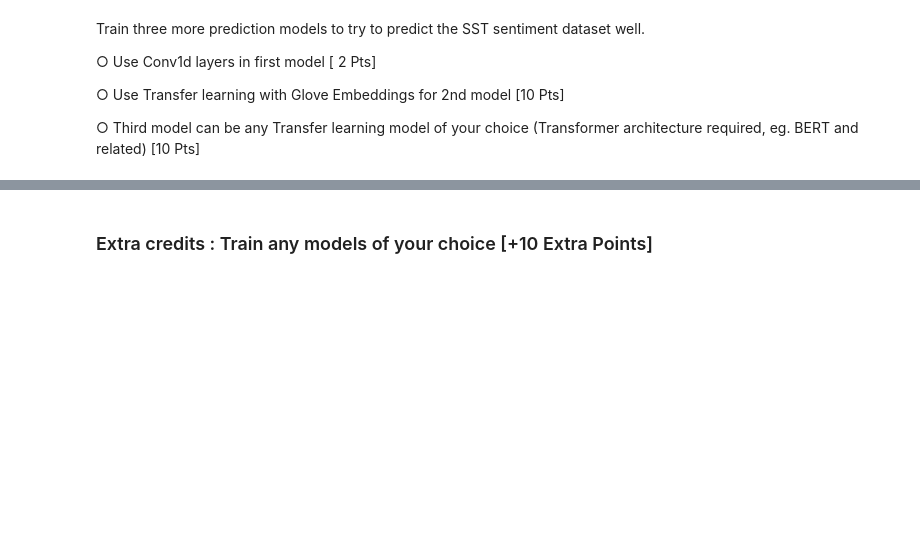
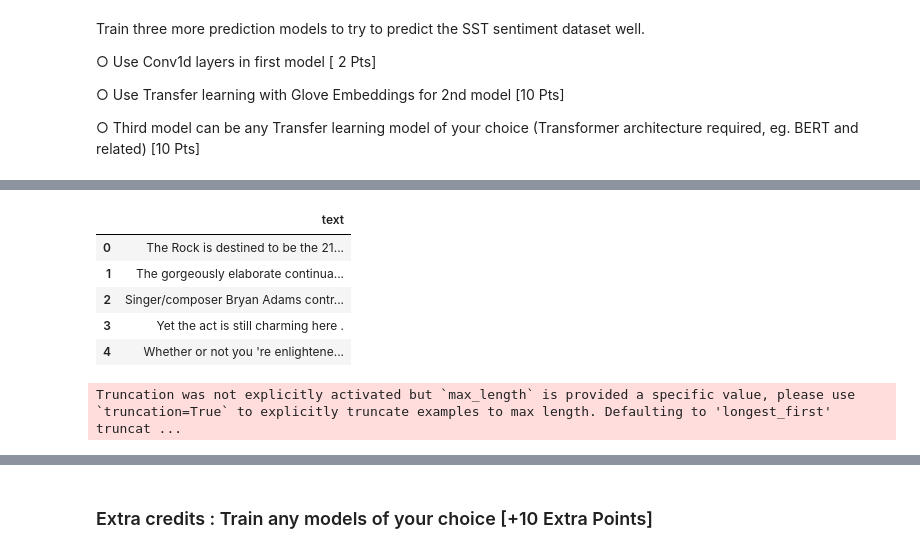
Before and after one commit to katemcg/assignment3, a Jupyter notebook: assignment3_Part2_3_hs3458_kem2231.ipynb, the cells around one changed output, grey strips where cells are left out. Drawn from its saved outputs; the diff is of its cells as text; code cells hidden in the pictures; blank space fills up the shorter version.

```diff
--- a/assignment3_Part2_3_hs3458_kem2231.ipynb
+++ b/assignment3_Part2_3_hs3458_kem2231.ipynb
@@ -269,0 +724,39 @@ dataset well.
+# %%
+pd.DataFrame(X_train).head()
+# %% [output]
+|  | text |
+| 0 | The Rock is destined to be the 21... |
+| 1 | The gorgeously elaborate continua... |
+| 2 | Singer/composer Bryan Adams contr... |
+| 3 | Yet the act is still charming here . |
+| 4 | Whether or not you 're enlightene... |
+# %%
+# Model 3
+# Transfer learning model
+  # (Transformer architecture required, eg. BERT and related)
+
+# code from NLP tutorial
+from transformers import BertTokenizer
+tokenizer = BertTokenizer.from_pretrained('bert-large-uncased')
+
+def bert_encode(data, maximum_length) :
+    input_ids = []
+    attention_masks = []
+
+    for text in data:
+        encoded = tokenizer.encode_plus(
+            text,
+            add_special_tokens=True,
+            max_length=maximum_length,
+            pad_to_max_length=True,
+
+            return_attention_mask=True,
+        )
+        input_ids.append(encoded['input_ids'])
+        attention_masks.append(encoded['attention_mask'])
+
+    return np.array(input_ids),np.array(attention_masks)
+
+train_input_ids, train_attention_masks = bert_encode(X_train,60)
+# %% [output]
+Truncation was not explicitly activated but `max_length` is provided a specific value, please use `truncation=True` to explicitly truncate examples to max length. Defaulting to 'longest_first' truncat ...
```
Also changed, not shown: parts of 35 cells of this notebook.
